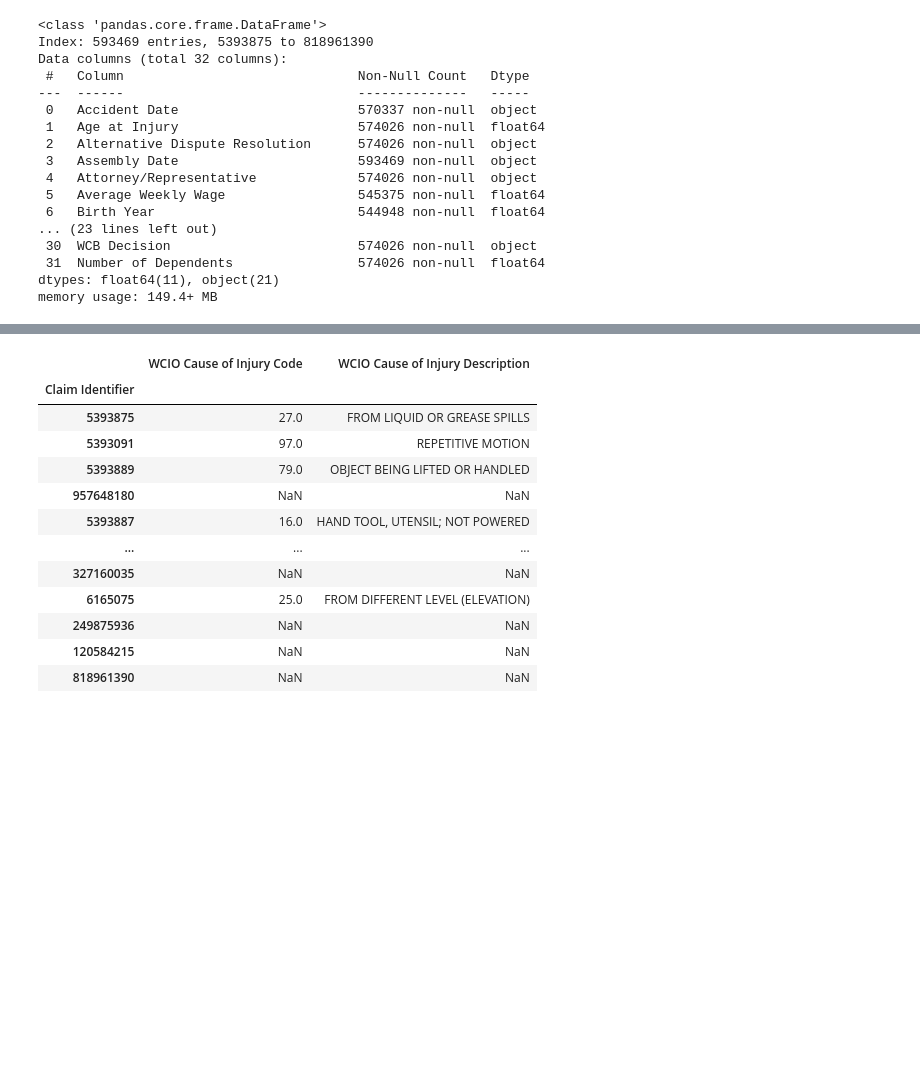
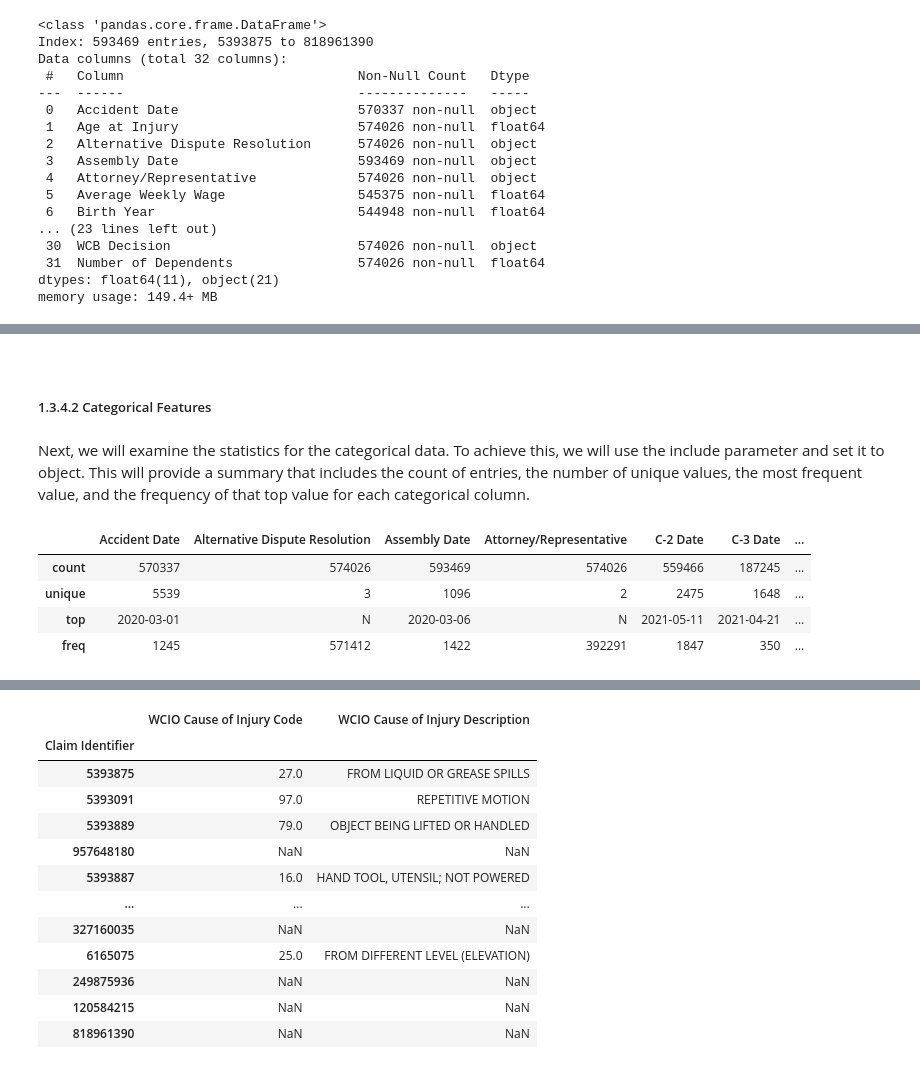
Before and after one commit to LeonardoDiCaterina/Machine_Learning_G19, a Jupyter notebook: Notebooks/Data_Pre-processing.ipynb, the cells around one changed output, grey strips where cells are left out. Cells and saved outputs as stored; diff of their text form; code cells hidden in the pictures; blank space fills up the shorter version.

```diff
--- a/Notebooks/Data_Pre-processing.ipynb
+++ b/Notebooks/Data_Pre-processing.ipynb
@@ -158,0 +203,14 @@ memory usage: 149.4+ MB
+# %% [markdown]
+<br>
+
+##### 1.3.4.2 Categorical Features
+# %% [markdown]
+Next, we will examine the statistics for the categorical data. To achieve this, we will use the include parameter and set it to object. This will provide a summary that includes the count of entries, the number of unique values, the most frequent value, and the frequency of that top value for each categorical column.
+# %%
+train.describe(include=object)
+# %% [output]
+|  | Accident Date | Alternative Dispute Resolution | Assembly Date | Attorney/Representative | C-2 Date | C-3 Date | ... |
+| count | 570337 | 574026 | 593469 | 574026 | 559466 | 187245 | ... |
+| unique | 5539 | 3 | 1096 | 2 | 2475 | 1648 | ... |
+| top | 2020-03-01 | N | 2020-03-06 | N | 2021-05-11 | 2021-04-21 | ... |
+| freq | 1245 | 571412 | 1422 | 392291 | 1847 | 350 | ... |
```
Also changed, not shown: parts of 17 cells of this notebook.
